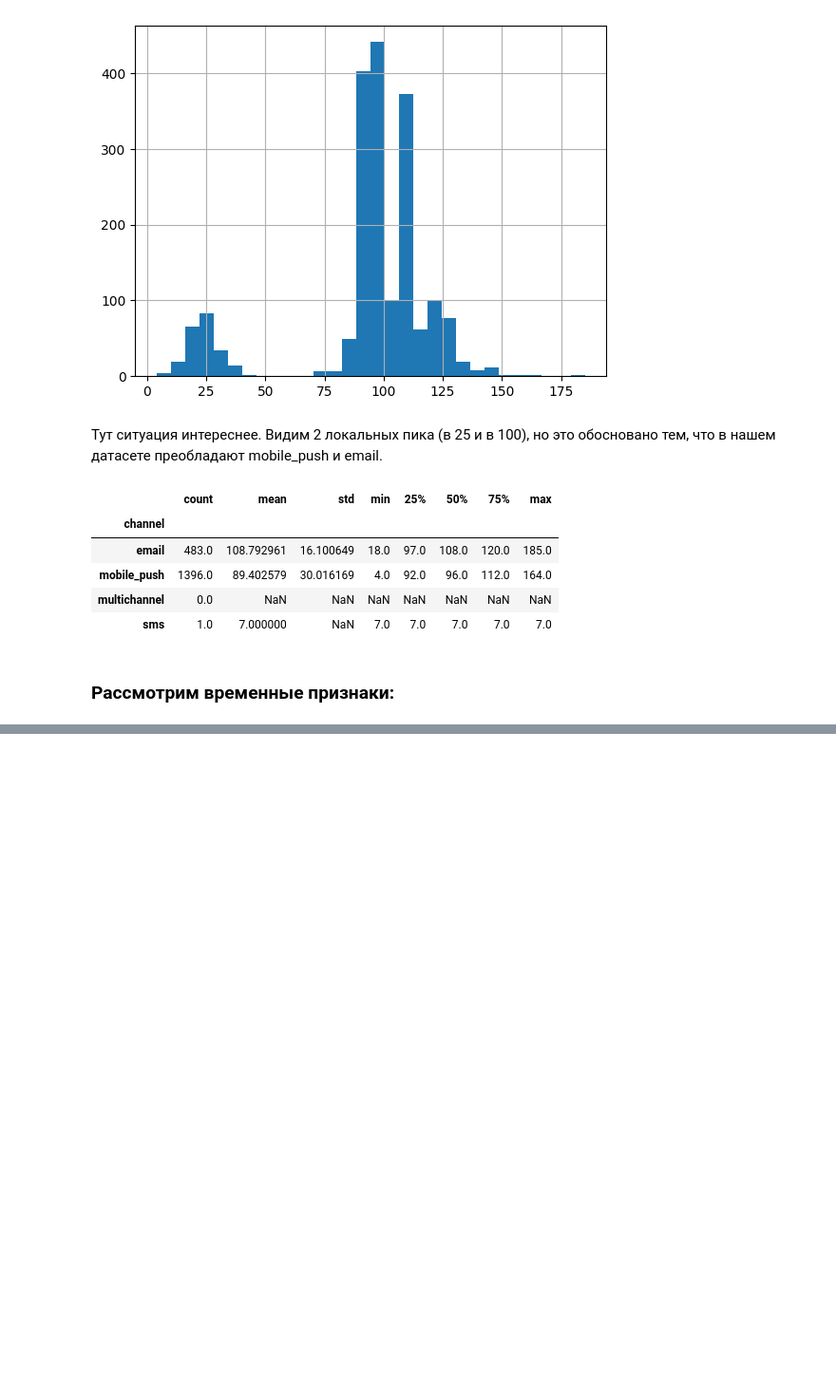
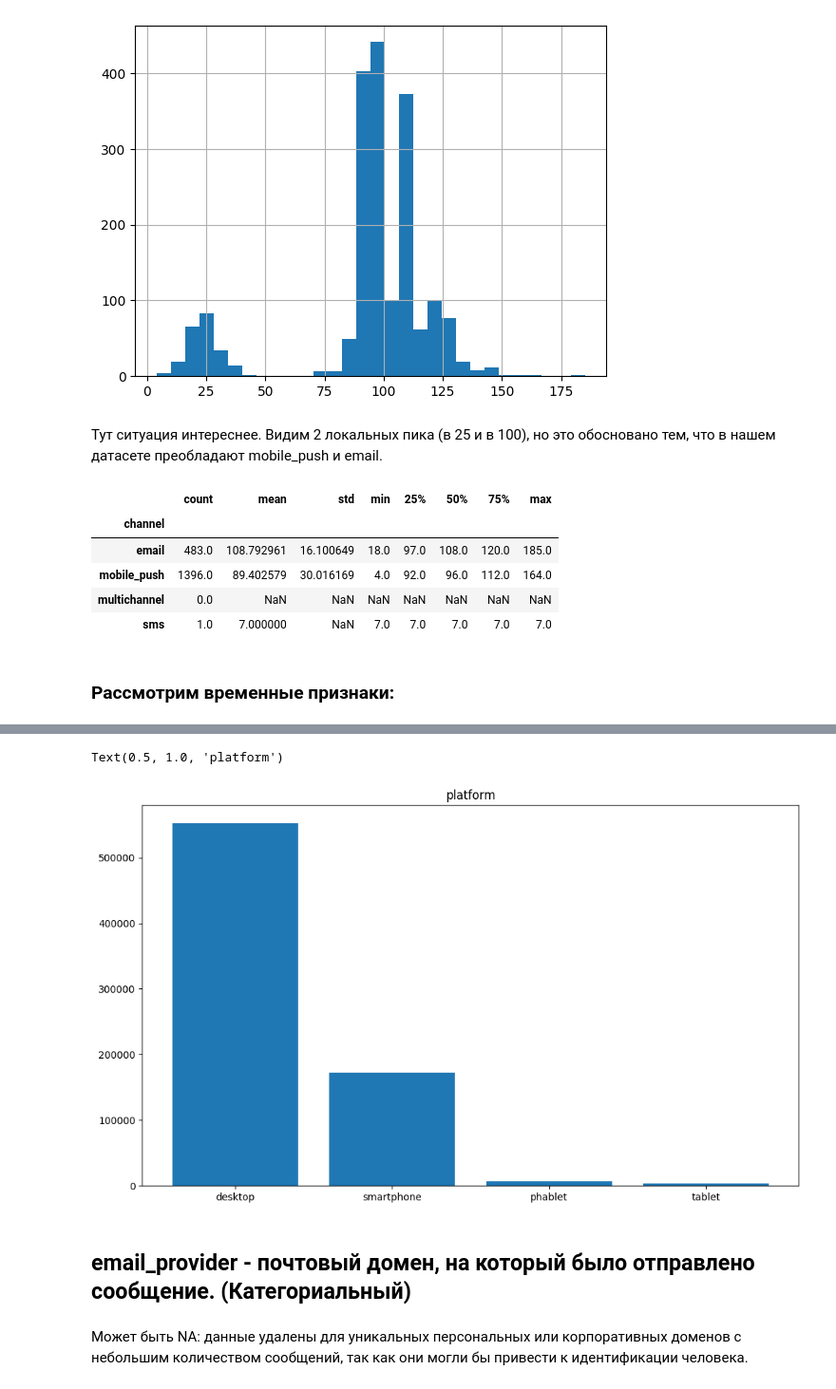
Before and after one commit to shmul999/ML_GP, a Jupyter notebook: code/gp.ipynb, the cells around one changed output, grey strips where cells are left out. Shown at 95% size. Drawn from its saved outputs; the diff is of its cells as text; code cells hidden in the pictures; blank space fills up the shorter version.

```diff
--- a/code/gp.ipynb
+++ b/code/gp.ipynb
@@ -286,0 +403,13 @@ df['finished_at'] = pd.to_datetime(df['finished_at'])
+# %%
+plt.figure(figsize=(12, 7))
+
+table = df['platform'].value_counts()
+plt.bar(table.index, table.values)
+plt.title('platform')
+# %% [output]
+Text(0.5, 1.0, 'platform')
+[figure, added]
+# %% [markdown]
+## email_provider - почтовый домен, на который было отправлено сообщение. (Категориальный)
+# %% [markdown]
+Может быть NA: данные удалены для уникальных персональных или корпоративных доменов с небольшим количеством сообщений, так как они могли бы привести к идентификации человека.
```
Also changed, not shown: parts of 37 cells of this notebook.
